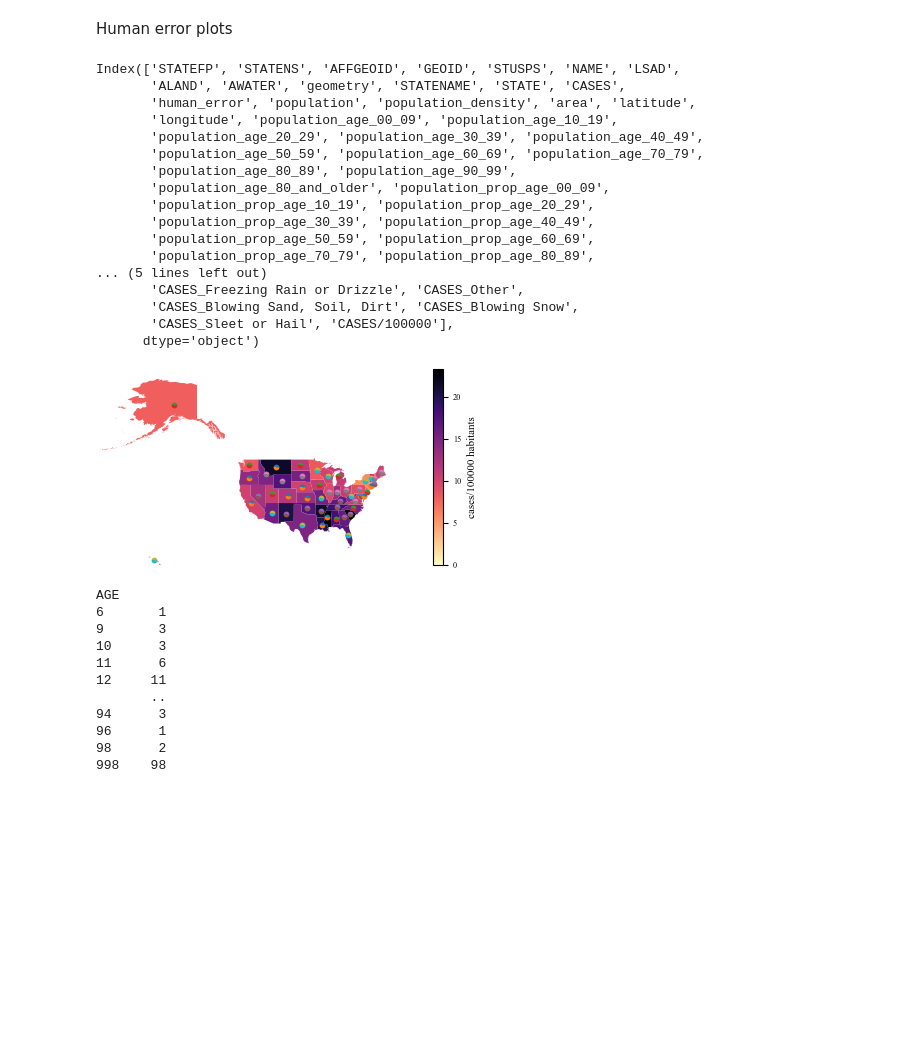
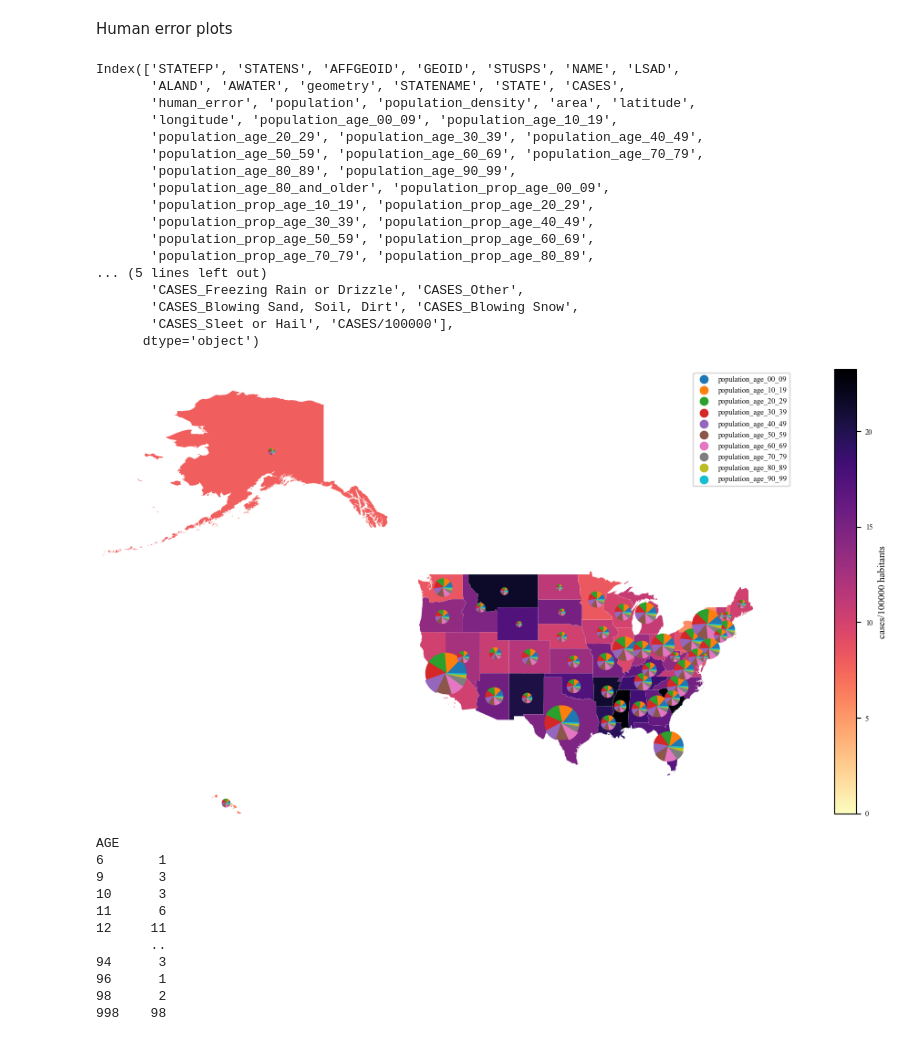
Before and after one commit to PaulHenrik/DataLiteracy_FARS, a Jupyter notebook: Car accident analysis.ipynb, the cells around one changed output. Saved outputs shown, nothing was run; the diff lists cells and outputs as text; code cells hidden in the pictures; blank space fills up the shorter version.

Commit message:
population pie plot

```diff
--- a/Car accident analysis.ipynb
+++ b/Car accident analysis.ipynb
@@ -736,37 +736,40 @@ def draw_pie(dist, xpos, ypos, size, ax=None):
 
 #print(US_county_shape.loc[0,'geometry'])
 
-fig, ax = plt.subplots(1,1)
+fig, ax = plt.subplots(1,1,figsize=(10,5))
 US_state_shape.plot(ax=ax,column='CASES/100000',legend=True,legend_kwds={'label':'cases/100000 habitants'},cmap='magma_r',vmin=0)#,subplots=True)
 #drawPieMarker(xs=US_state_shape['longitude'],ys=US_state_shape['latitude'],ratios_list=US_state_shape[['population_age_00_09','population_age_10_19']],sizes=US_state_shape['CASES/100000'],colors=[rgb.tue_red,rgb.tue_green])
 for i in range(len(US_state_shape.iloc[:,0])):
-    draw_pie(US_state_shape.loc[i,'population_age_00_09':'population_age_10_19'],xpos=US_state_shape.loc[i,'longitude'],ypos=US_state_shape.loc[i,'latitude'],size=10,ax=ax)
+    draw_pie(US_state_shape.loc[i,'population_age_00_09':'population_age_90_99'],xpos=US_state_shape.loc[i,'longitude'],ypos=US_state_shape.loc[i,'latitude'],
+             size=US_state_shape.loc[i,'population']/US_state_shape['population'].max()*1e3,ax=ax)
+for i in US_state_shape.loc[:,'population_age_00_09':'population_age_90_99'].columns:
+    plt.scatter(np.nan,np.nan,label=i)
 #US_state_shape.plot(kind='pie',column='CASES/100000',y=1)
-
+plt.legend()
 #plt.scatter(US_state_shape['longitude'],US_state_shape['latitude'],s=2)
 plt.xlim(-180,-60)
 plt.ylim(20,None)
 plt.axis('off')
 plt.show()
 # %% [output]
 Index(['STATEFP', 'STATENS', 'AFFGEOID', 'GEOID', 'STUSPS', 'NAME', 'LSAD',
        'ALAND', 'AWATER', 'geometry', 'STATENAME', 'STATE', 'CASES',
        'human_error', 'population', 'population_density', 'area', 'latitude',
        'longitude', 'population_age_00_09', 'population_age_10_19',
        'population_age_20_29', 'population_age_30_39', 'population_age_40_49',
        'population_age_50_59', 'population_age_60_69', 'population_age_70_79',
        'population_age_80_89', 'population_age_90_99',
        'population_age_80_and_older', 'population_prop_age_00_09',
        'population_prop_age_10_19', 'population_prop_age_20_29',
        'population_prop_age_30_39', 'population_prop_age_40_49',
        'population_prop_age_50_59', 'population_prop_age_60_69',
        'population_prop_age_70_79', 'population_prop_age_80_89',
 ... (5 lines left out)
        'CASES_Freezing Rain or Drizzle', 'CASES_Other',
        'CASES_Blowing Sand, Soil, Dirt', 'CASES_Blowing Snow',
        'CASES_Sleet or Hail', 'CASES/100000'],
       dtype='object')
-[figure, old version]
+[figure, new version]
 # %%
 
 # change bin size
```
